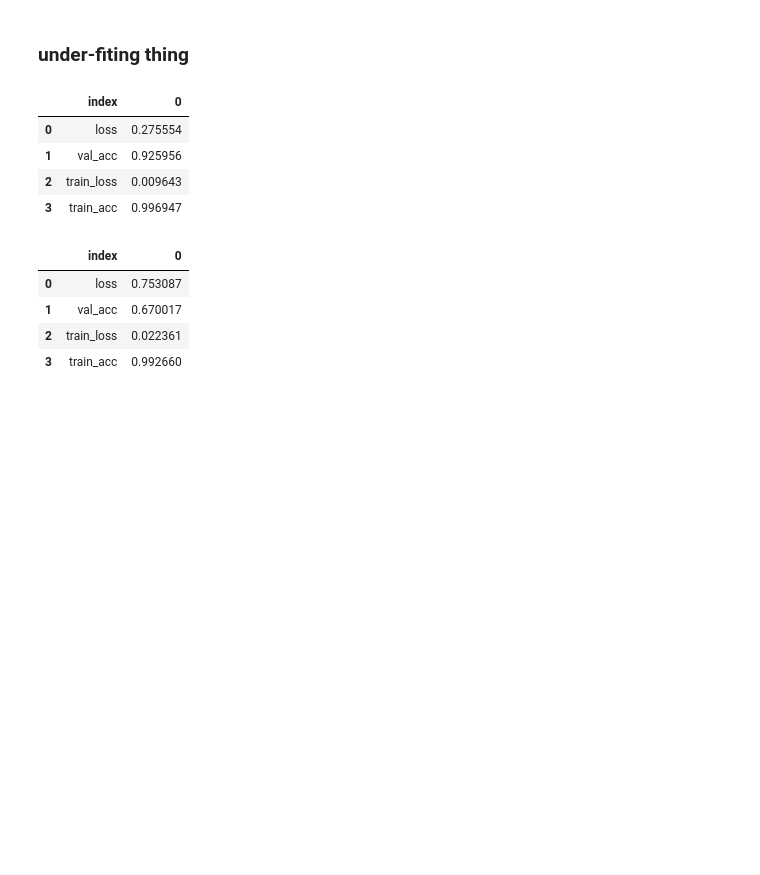
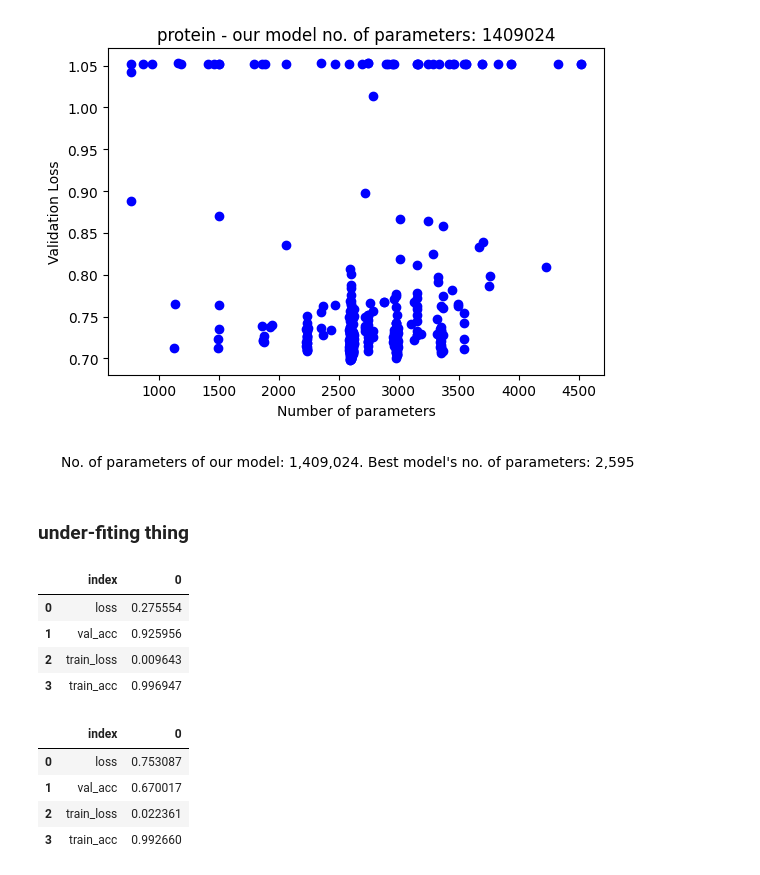
Before and after one commit to srp-group/hypothesis-testing, a Jupyter notebook: hyperparameters/visualization.ipynb, the cells around one changed output. Saved outputs shown, nothing was run; the diff lists cells and outputs as text; code cells hidden in the pictures; blank space fills up the shorter version.

```diff
--- a/hyperparameters/visualization.ipynb
+++ b/hyperparameters/visualization.ipynb
@@ -10,0 +13,31 @@ from scipy.stats import norm
+# %%
+import pandas as pd
+import os
+
+file_path = '../protein_ARCH_HPO_results.csv'
+dataset_name = os.path.splitext(os.path.basename(file_path))[0]
+if "dna" in dataset_name:
+    no_features = 3
+    no_classes = 180
+    d_name = "dna"
+    no_params = 1314560 + 1024*no_features + 256*no_classes
+elif "splice" in dataset_name:
+    no_features = 2
+    no_classes = 60
+    d_name = "splice"
+    no_params = 1314560 + 1024*no_features + 256*no_classes
+elif "protein" in dataset_name:
+    no_features = 3
+    no_classes = 357
+    d_name = "protein"
+    no_params = 1314560 + 1024*no_features + 256*no_classes
+else:
+    no_features = 2
+    no_classes = 2
+    d_name = "twomoons"
+    no_params = 1314560 + 1024*no_features + 256*no_classes
+df = pd.read_csv(file_path, index_col=None, header=0)
+df['no_params'] = (df['params_no_blocks'] - 1)*(df['params_small_hidden_size']*df['params_big_hidden_size']*2 + df['params_small_hidden_size'] + df['params_big_hidden_size'])\
+    + (df['params_small_hidden_size']*df['params_big_hidden_size'] + df['params_big_hidden_size']*no_features + df['params_small_hidden_size'] + df['params_big_hidden_size'])\
+    + (df['params_small_hidden_size']*no_classes + no_classes)
+df = df[df['value']<2]
@@ -11,3 +61,19 @@ from scipy.stats import norm
+# %%
+import matplotlib.pyplot as plt
+
+fig, ax = plt.subplots()
+ax.scatter(df['no_params'], df['value'], c='blue')
+ax.set_xlabel('Number of parameters')
+ax.set_ylabel('Validation Loss')
+ax.set_title(f'{d_name} - our model no. of parameters: {no_params}')
+best_no_params = df.iloc[df.idxmin()['value']]['no_params']
+# Adjust the layout to make room for the caption
+plt.subplots_adjust(bottom=0.2)
+caption = (f'No. of parameters of our model: {no_params:,}. Best model\'s no. of parameters: {best_no_params:,}')
+fig.text(0.5, 0.01, caption, ha='center', fontsize=10)
+plt.show()
+# %% [output]
+[figure, added]
 # %% [markdown]
 ### under-fiting thing
 # %%
```
Also changed, not shown: parts of 3 cells of this notebook.
